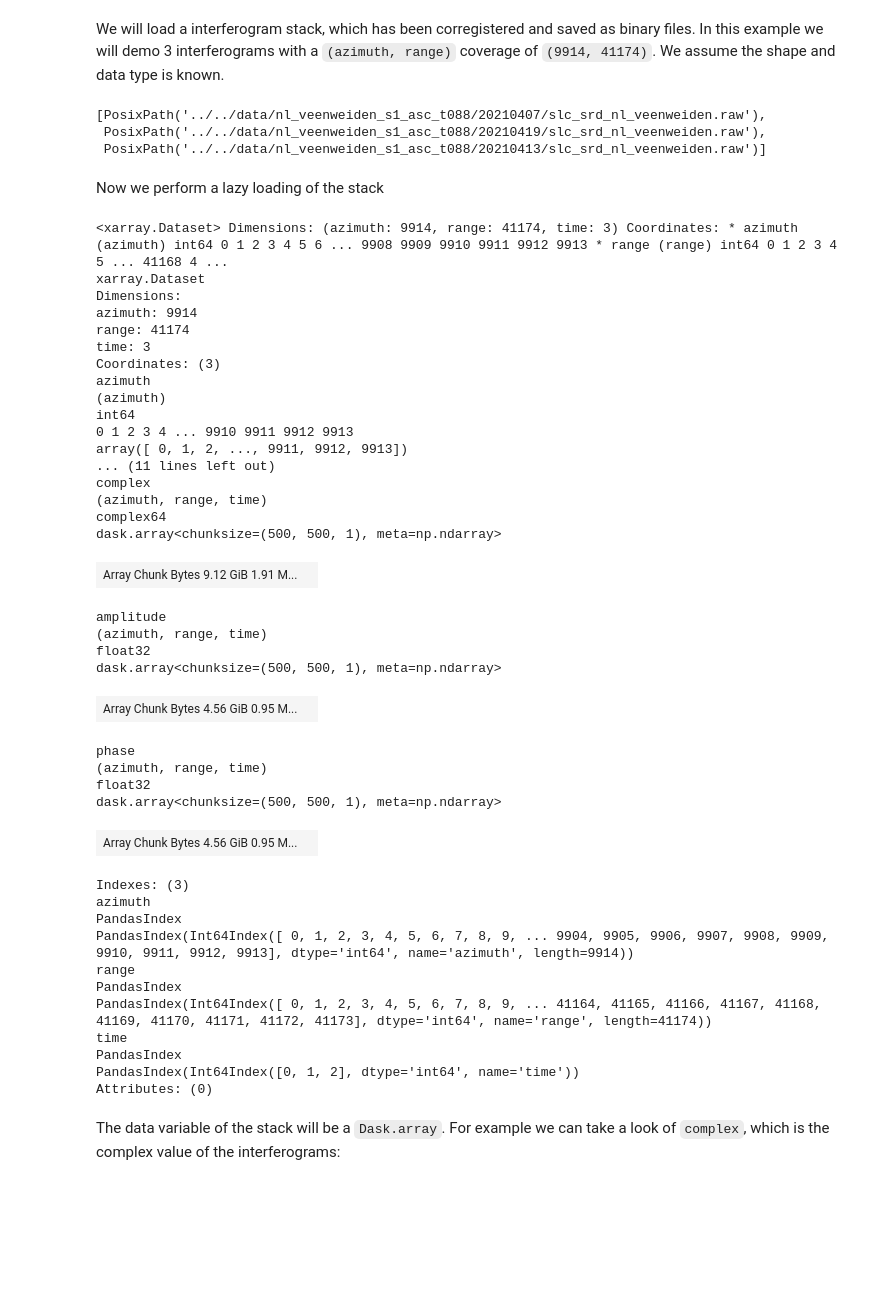
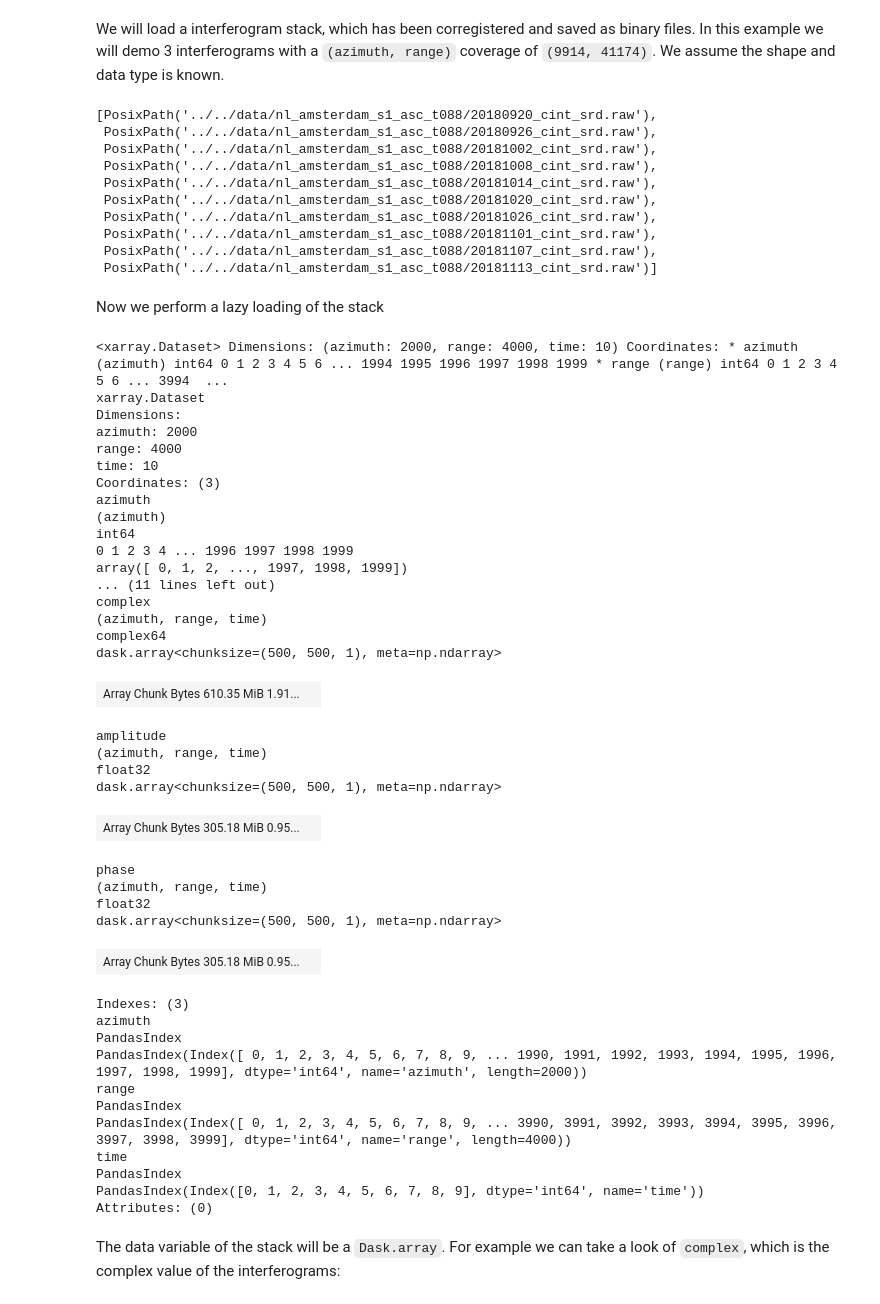
Before and after one commit to TUDelftGeodesy/sarxarray, a Jupyter notebook: examples/demo_sarxarray.ipynb, the cells around one changed output. Saved outputs shown, nothing was run; the diff lists cells and outputs as text; code cells hidden in the pictures; blank space fills up the shorter version.

```diff
--- a/examples/demo_sarxarray.ipynb
+++ b/examples/demo_sarxarray.ipynb
@@ -59,56 +50,76 @@ chunks=(500, 500)
 # %%
+# Path to the interferogram dataset
+# path = Path(cwd / 'data/nl_amsterdam_s1_asc_t088')
+path = Path('../../data/nl_amsterdam_s1_asc_t088')
+
 # Make a list of SLCs to read
-f_slc = 'slc_srd_nl_veenweiden.raw'
-list_slcs = [p/f_slc for p in path.rglob("????????")]
+f_slc = 'cint_srd.raw'
+list_slcs = [p for p in path.rglob('*_cint_srd.raw')]
+list_slcs.sort()
+
+# Metadata of the stack, assume known.
+shape=(2000, 4000)
+
+# Define reading chunks
+reading_chunks = (500,500)
+
 list_slcs
 # %% [output]
-[PosixPath('../../data/nl_veenweiden_s1_asc_t088/20210407/slc_srd_nl_veenweiden.raw'),
- PosixPath('../../data/nl_veenweiden_s1_asc_t088/20210419/slc_srd_nl_veenweiden.raw'),
- PosixPath('../../data/nl_veenweiden_s1_asc_t088/20210413/slc_srd_nl_veenweiden.raw')]
+[PosixPath('../../data/nl_amsterdam_s1_asc_t088/20180920_cint_srd.raw'),
+ PosixPath('../../data/nl_amsterdam_s1_asc_t088/20180926_cint_srd.raw'),
+ PosixPath('../../data/nl_amsterdam_s1_asc_t088/20181002_cint_srd.raw'),
+ PosixPath('../../data/nl_amsterdam_s1_asc_t088/20181008_cint_srd.raw'),
+ PosixPath('../../data/nl_amsterdam_s1_asc_t088/20181014_cint_srd.raw'),
+ PosixPath('../../data/nl_amsterdam_s1_asc_t088/20181020_cint_srd.raw'),
+ PosixPath('../../data/nl_amsterdam_s1_asc_t088/20181026_cint_srd.raw'),
+ PosixPath('../../data/nl_amsterdam_s1_asc_t088/20181101_cint_srd.raw'),
+ PosixPath('../../data/nl_amsterdam_s1_asc_t088/20181107_cint_srd.raw'),
+ PosixPath('../../data/nl_amsterdam_s1_asc_t088/20181113_cint_srd.raw')]
 # %% [markdown]
 Now we perform a lazy loading of the stack
 # %%
-stack = sarxarray.from_binary(list_slcs, shape, dtype=dtype, chunks=chunks)
+# Load complex data
+stack = sarxarray.from_binary(list_slcs, shape, dtype=np.complex64, chunks=reading_chunks)
 stack
 # %% [output]
-<xarray.Dataset> Dimensions: (azimuth: 9914, range: 41174, time: 3) Coordinates: * azimuth (azimuth) int64 0 1 2 3 4 5 6 ... 9908 9909 9910 9911 9912 9913 * range (range) int64 0 1 2 3 4 5 ... 41168 4 ...
+<xarray.Dataset> Dimensions: (azimuth: 2000, range: 4000, time: 10) Coordinates: * azimuth (azimuth) int64 0 1 2 3 4 5 6 ... 1994 1995 1996 1997 1998 1999 * range (range) int64 0 1 2 3 4 5 6 ... 3994  ...
 xarray.Dataset
 Dimensions:
-azimuth: 9914
-range: 41174
-time: 3
+azimuth: 2000
+range: 4000
+time: 10
 Coordinates: (3)
 azimuth
 (azimuth)
 int64
-0 1 2 3 4 ... 9910 9911 9912 9913
-array([ 0, 1, 2, ..., 9911, 9912, 9913])
+0 1 2 3 4 ... 1996 1997 1998 1999
+array([ 0, 1, 2, ..., 1997, 1998, 1999])
 ... (11 lines left out)
 complex
 (azimuth, range, time)
 complex64
 dask.array<chunksize=(500, 500, 1), meta=np.ndarray>
-| Array Chunk Bytes 9.12 GiB 1.91 M... |  |
+| Array Chunk Bytes 610.35 MiB 1.91... |  |
 amplitude
 (azimuth, range, time)
 float32
 dask.array<chunksize=(500, 500, 1), meta=np.ndarray>
-| Array Chunk Bytes 4.56 GiB 0.95 M... |  |
+| Array Chunk Bytes 305.18 MiB 0.95... |  |
 phase
 (azimuth, range, time)
 float32
 dask.array<chunksize=(500, 500, 1), meta=np.ndarray>
-| Array Chunk Bytes 4.56 GiB 0.95 M... |  |
+| Array Chunk Bytes 305.18 MiB 0.95... |  |
 Indexes: (3)
 azimuth
 PandasIndex
-PandasIndex(Int64Index([ 0, 1, 2, 3, 4, 5, 6, 7, 8, 9, ... 9904, 9905, 9906, 9907, 9908, 9909, 9910, 9911, 9912, 9913], dtype='int64', name='azimuth', length=9914))
+PandasIndex(Index([ 0, 1, 2, 3, 4, 5, 6, 7, 8, 9, ... 1990, 1991, 1992, 1993, 1994, 1995, 1996, 1997, 1998, 1999], dtype='int64', name='azimuth', length=2000))
 range
 PandasIndex
-PandasIndex(Int64Index([ 0, 1, 2, 3, 4, 5, 6, 7, 8, 9, ... 41164, 41165, 41166, 41167, 41168, 41169, 41170, 41171, 41172, 41173], dtype='int64', name='range', length=41174))
+PandasIndex(Index([ 0, 1, 2, 3, 4, 5, 6, 7, 8, 9, ... 3990, 3991, 3992, 3993, 3994, 3995, 3996, 3997, 3998, 3999], dtype='int64', name='range', length=4000))
 time
 PandasIndex
-PandasIndex(Int64Index([0, 1, 2], dtype='int64', name='time'))
+PandasIndex(Index([0, 1, 2, 3, 4, 5, 6, 7, 8, 9], dtype='int64', name='time'))
 Attributes: (0)
 # %% [markdown]
 The data variable of the stack will be a `Dask.array`. For example we can take a look of `complex`, which is the complex value of the interferograms:
```
Also changed, not shown: parts of 13 cells of this notebook.
